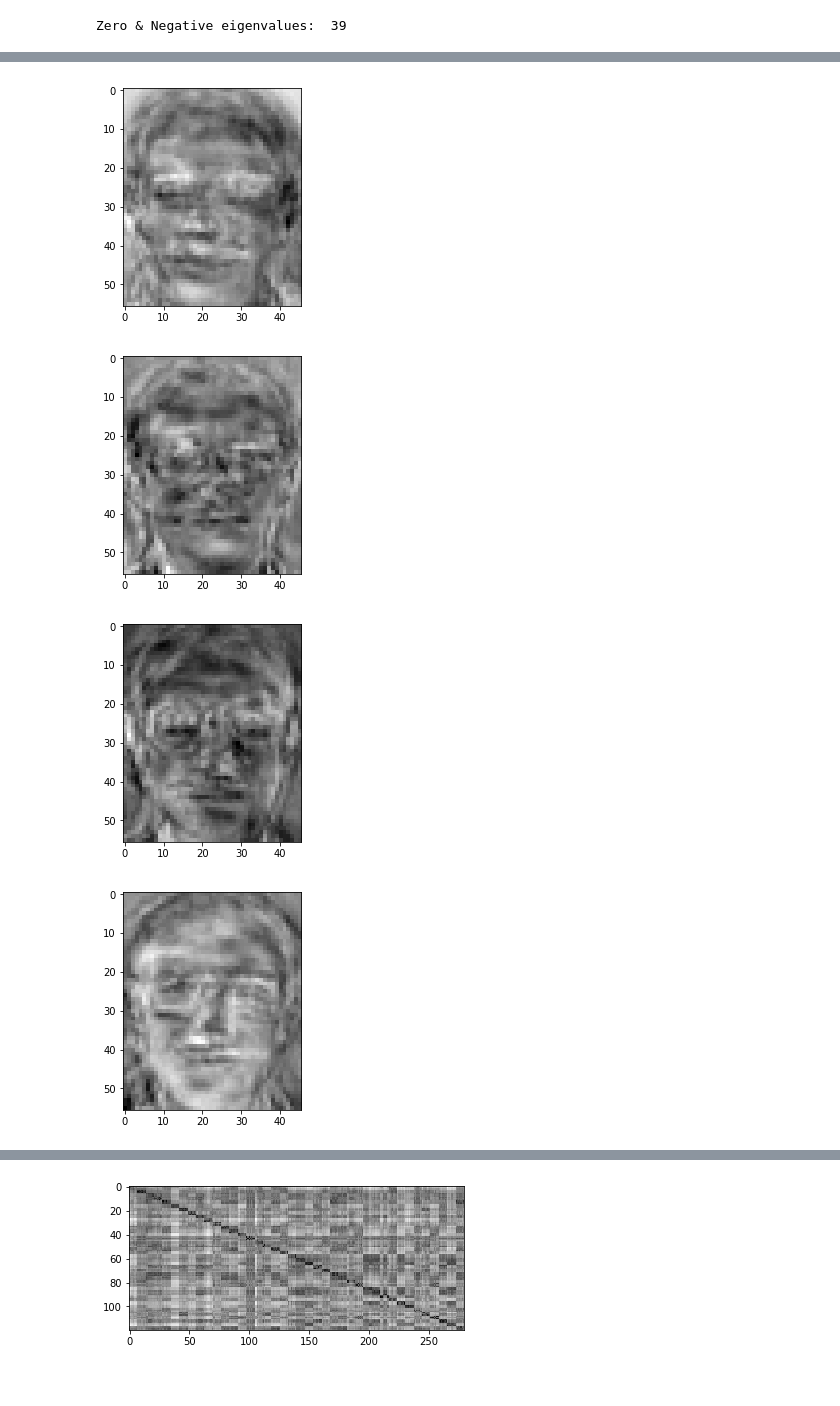
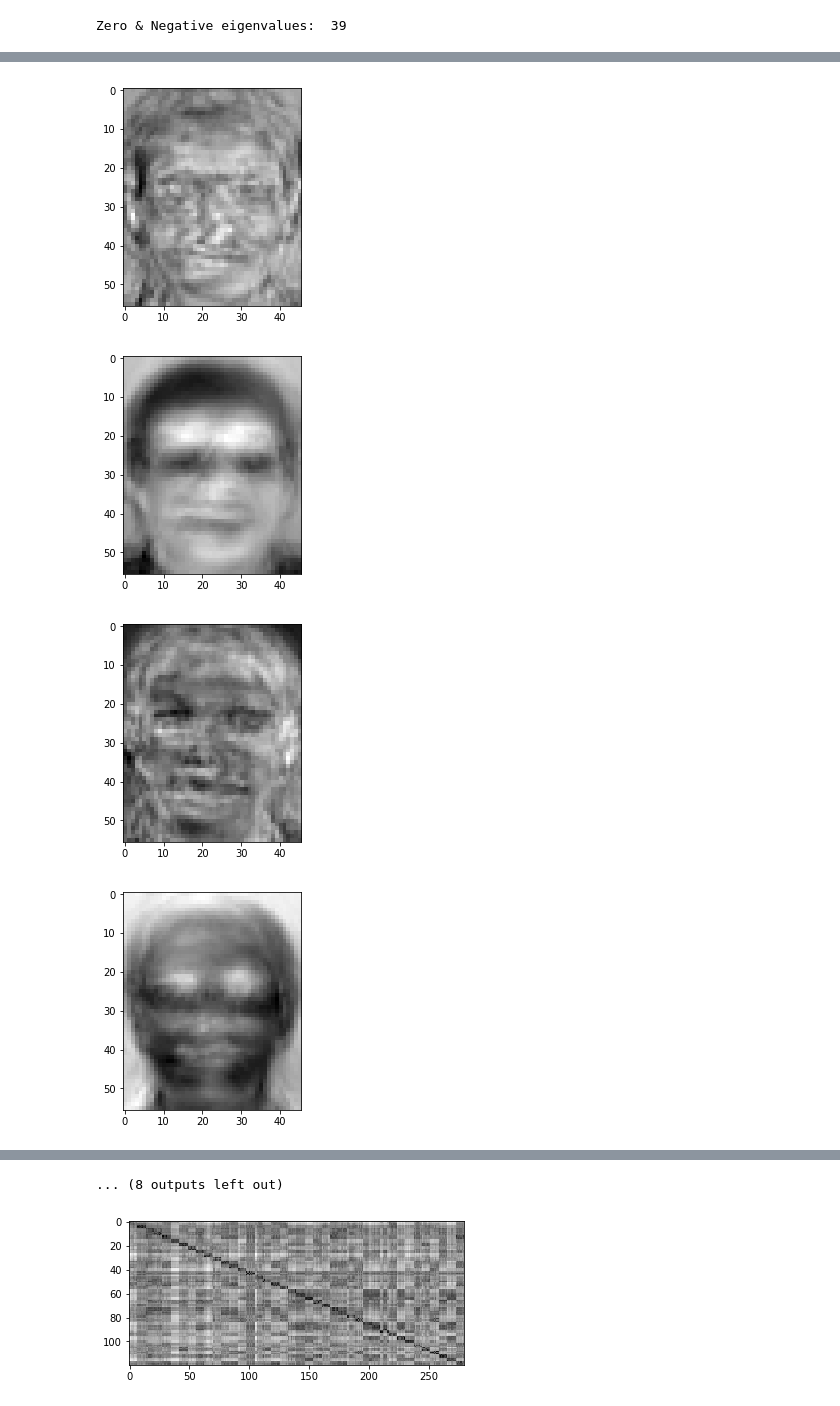
Before and after one commit to neungkl/PCA-LDA-face-dataset, a Jupyter notebook: PCA-LDA-face-dataset.ipynb, the cells around one changed output, grey strips where cells are left out. Drawn from its saved outputs; the diff is of its cells as text; code cells hidden in the pictures.

```diff
--- a/PCA-LDA-face-dataset.ipynb
+++ b/PCA-LDA-face-dataset.ipynb
@@ -431,6 +431,7 @@ print("Zero & Negative eigenvalues: ", neg)
 Zero & Negative eigenvalues:  39
 # %%
 for i in range(0, 10):
-    eigenface = np.matmul(pca_vec[:,0:K], lda_vec[:,i])
-    plot_image(eigenface.reshape(img_height, img_width))
+    lda_face = np.matmul(pca_vec[:,0:K], lda_vec[:,i])
+    plot_image(1 - pca_vec.T[i].reshape(img_height, img_width))
+    plot_image(1 - lda_face.reshape(img_height, img_width))
 # %% [output]
@@ -438,4 +439,4 @@ for i in range(0, 10):
-[figure, old version]
+[figure, new version]
-[figure, old version]
+[figure, new version]
-[figure, old version]
+[figure, new version]
-[figure, old version]
+[figure, new version]
@@ -447,3 +450,4 @@ for i in range(0, 10):
+... (8 outputs left out)
 # %%
 def init_project_lda():
     project = {}
```
Also changed, not shown: parts of 2 cells of this notebook, 1 other file.
